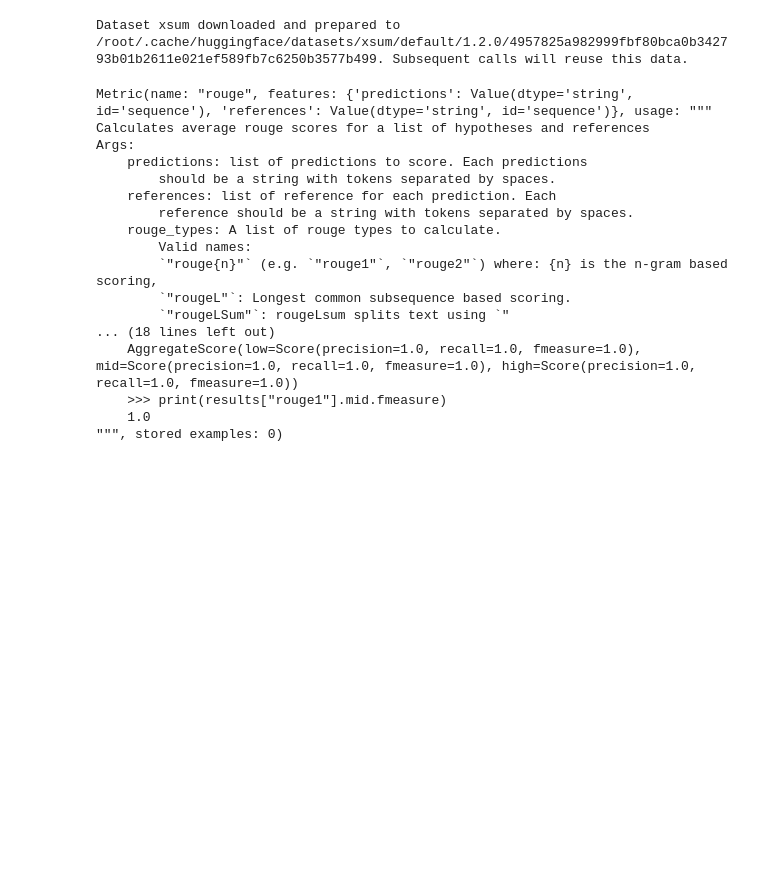
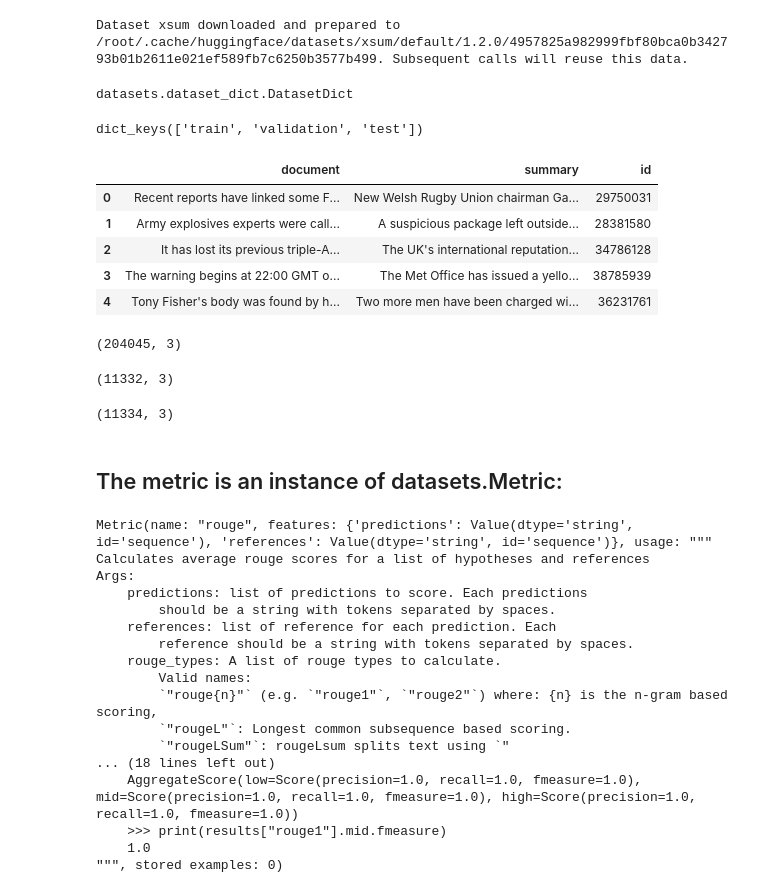
Before and after one commit to plaban1981/Huggingface_transformers_course, a Jupyter notebook: Text_Summarization_using_pipeline_API_and_T5_transformer_model_in_Python.ipynb, the cells around one changed output. Cells and saved outputs as stored; diff of their text form; code cells hidden in the pictures; blank space fills up the shorter version.

```diff
--- a/Text_Summarization_using_pipeline_API_and_T5_transformer_model_in_Python.ipynb
+++ b/Text_Summarization_using_pipeline_API_and_T5_transformer_model_in_Python.ipynb
@@ -266,6 +268,42 @@ metric = load_metric("rouge")
 Using custom data configuration default
 Downloading and preparing dataset xsum/default (download: 245.38 MiB, generated: 507.60 MiB, post-processed: Unknown size, total: 752.98 MiB) to /root/.cache/huggingface/datasets/xsum/default/1.2.0/49 ...
 Dataset xsum downloaded and prepared to /root/.cache/huggingface/datasets/xsum/default/1.2.0/4957825a982999fbf80bca0b342793b01b2611e021ef589fb7c6250b3577b499. Subsequent calls will reuse this data.
+# %%
+type(raw_datasets)
+# %% [output]
+datasets.dataset_dict.DatasetDict
+# %%
+raw_datasets.keys()
+# %% [output]
+dict_keys(['train', 'validation', 'test'])
+# %%
+import pandas as pd
+train = pd.DataFrame(raw_datasets['train'])
+# %%
+train.head()
+# %% [output]
+|  | document | summary | id |
+| 0 | Recent reports have linked some F... | New Welsh Rugby Union chairman Ga... | 29750031 |
+| 1 | Army explosives experts were call... | A suspicious package left outside... | 28381580 |
+| 2 | It has lost its previous triple-A... | The UK's international reputation... | 34786128 |
+| 3 | The warning begins at 22:00 GMT o... | The Met Office has issued a yello... | 38785939 |
+| 4 | Tony Fisher's body was found by h... | Two more men have been charged wi... | 36231761 |
+# %%
+train.shape
+# %% [output]
+(204045, 3)
+# %%
+validation = pd.DataFrame(raw_datasets['validation'])
+validation.shape
+# %% [output]
+(11332, 3)
+# %%
+test = pd.DataFrame(raw_datasets['test'])
+test.shape
+# %% [output]
+(11334, 3)
+# %% [markdown]
+## The metric is an instance of datasets.Metric:
 # %%
 metric
 # %% [output]
```
Also changed, not shown: parts of 21 cells of this notebook.
